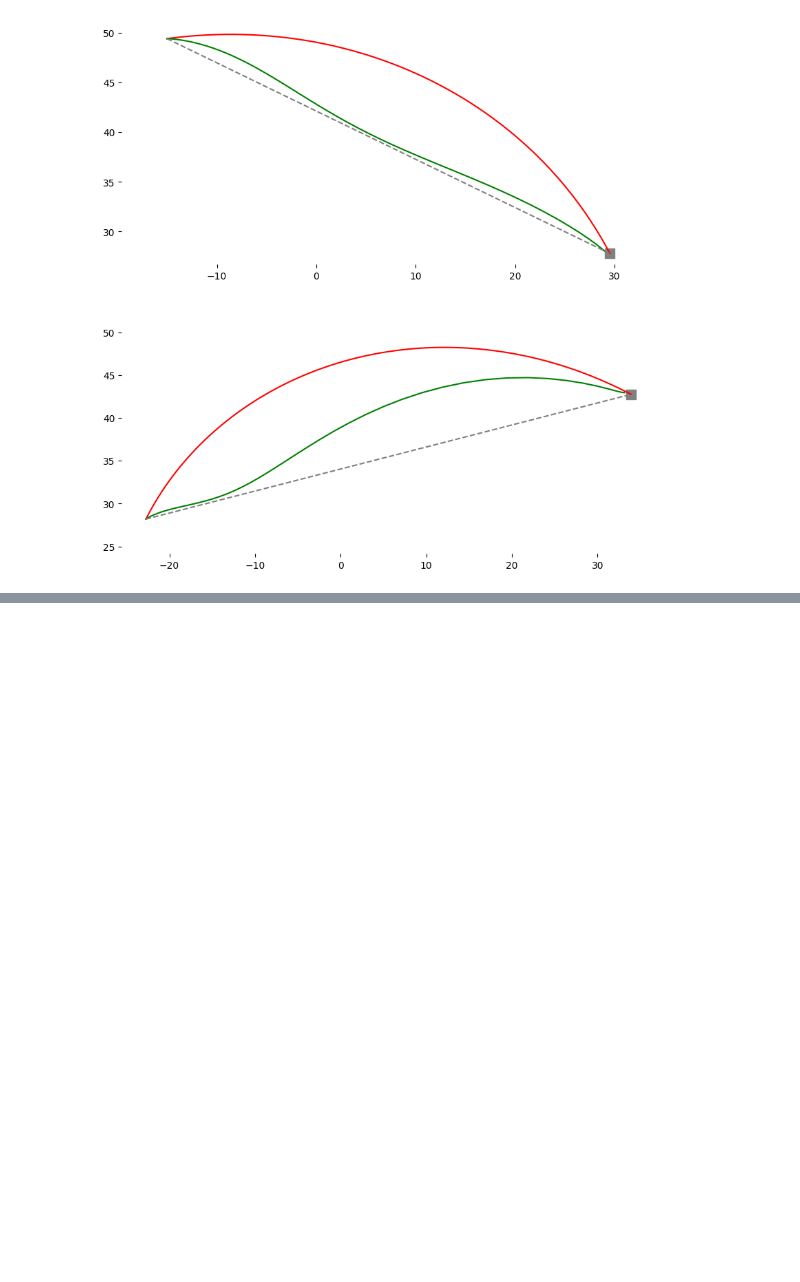
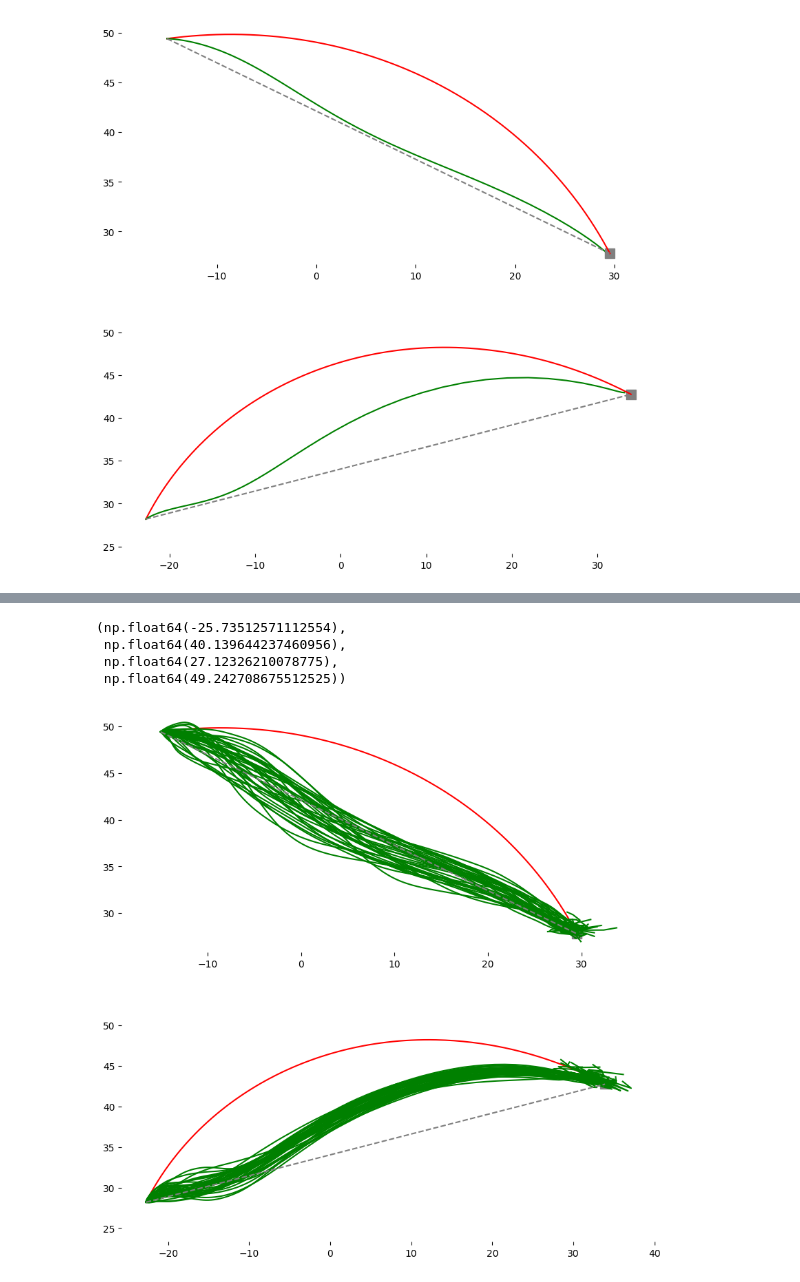
Before and after one commit to AlexandreThy/PhD, a Jupyter notebook: CurrentParts/PathConstraint.ipynb, the cells around one changed output, grey strips where cells are left out. Cells and saved outputs as stored; diff of their text form; code cells hidden in the pictures; blank space fills up the shorter version.

```diff
--- a/CurrentParts/PathConstraint.ipynb
+++ b/CurrentParts/PathConstraint.ipynb
@@ -376,0 +377,43 @@ plt.axis("equal")
+# %%
+num_sim = 36
+
+X0= [70,70]
+XN=[-10,100]
+fig,ax = plt.subplots(2,figsize = (10,10))
+plt.subplot(2,1,1)
+start = ToCartesian(np.array(X0)/180*pi)
+end = ToCartesian(np.array(XN)/180*pi)
+
+plt.scatter(end[0],end[1],marker = "s",color="grey",s = 100)
+
+X,Y = Feedback_Linearization_witPathConstraint(wp = 0,taupath = 1e-2,starting_point=start,targets=end)
+plt.plot(X,Y,color = "red")
+for n in range(num_sim):
+    X,Y = Feedback_Linearization_witPathConstraint(wp = 10,Num_iter=120,starting_point=start,targets=end,percent = .5,taupath = 10,Activate_Noise= True)
+    plt.plot(X,Y,color = "green")
+plt.plot(np.linspace(start[0],end[0],60),np.linspace(start[1],end[1],60),color = "grey",linestyle = "--")
+delete_axis(ax[0])
+plt.axis("equal")
+plt.subplot(2,1,2)
+X0= [70,110]
+XN=[20,60]
+
+start = ToCartesian(np.array(X0)/180*pi)
+end = ToCartesian(np.array(XN)/180*pi)
+
+plt.scatter(end[0],end[1],marker = "s",color="grey",s = 100)
+
+X,Y = Feedback_Linearization_witPathConstraint(wp = 0,taupath = 1e-2,starting_point=start,targets=end)
+plt.plot(X,Y,color = "red")
+for n in range(num_sim):
+    X,Y = Feedback_Linearization_witPathConstraint(wp = 10,Num_iter=120,starting_point=start,targets=end,percent = .5,taupath = 10,Activate_Noise= True)
+    plt.plot(X,Y,color = "green")
+plt.plot(np.linspace(start[0],end[0],60),np.linspace(start[1],end[1],60),color = "grey",linestyle = "--")
+delete_axis(ax[1])
+plt.axis("equal")
+# %% [output]
+(np.float64(-25.73512571112554),
+ np.float64(40.139644237460956),
+ np.float64(27.12326210078775),
+ np.float64(49.242708675512525))
+[figure, added]
```
Also changed, not shown: parts of 6 cells of this notebook, 5 other files.
